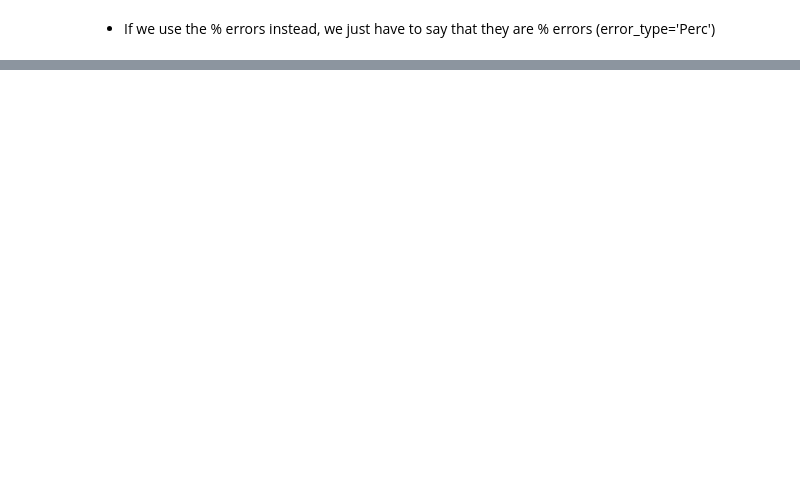
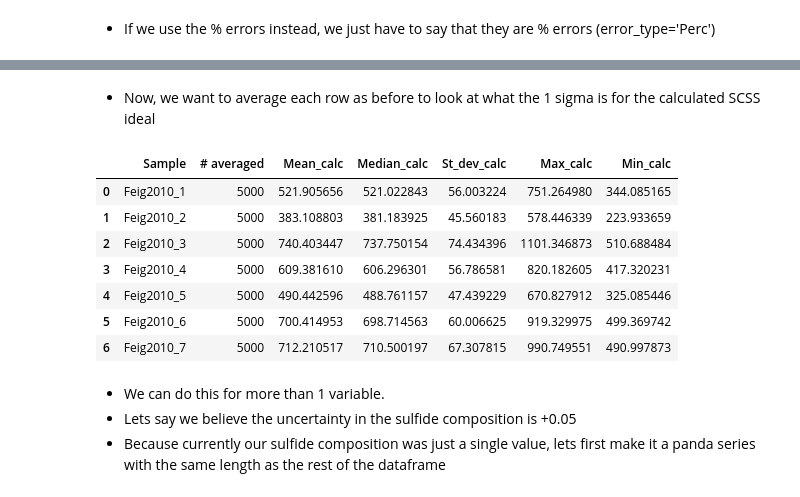
Before and after one commit to PennyWieser/PySulfSat, a Jupyter notebook: docs/Examples/Monte_Carlo_Simulations/Propagating_error.ipynb, the cells around one changed output, grey strips where cells are left out. Saved outputs shown, nothing was run; the diff lists cells and outputs as text; code cells hidden in the pictures; blank space fills up the shorter version.

```diff
--- a/docs/Examples/Monte_Carlo_Simulations/Propagating_error.ipynb
+++ b/docs/Examples/Monte_Carlo_Simulations/Propagating_error.ipynb
@@ -235,0 +162,3 @@ noise_Fe3Fet
+# %%
+import Thermobar as pt
+T_K_Eq22_Put=pt.calculate_liq_only_temp(liq_comps=df1, equationT='T_Put2008_eq22_BeattDMg', P=5)
@@ -235,0 +167,5 @@ noise_Fe3Fet
+# %%
+Temp_Err=ss.add_noise_series(T_K_Eq22_Put, error_var=30,
+error_type="Abs", error_dist="normal", N_dup=N_dups)
+# Then add this new column to the dataframe
+Dupdf['T_K_MC']=Temp_Err
@@ -235,0 +175,3 @@ noise_Fe3Fet
+# %%
+SCSS_MC_S2017=ss.calculate_S2017_SCSS(df=Dupdf, T_K=Dupdf['T_K_MC'], Fe_FeNiCu_Sulf=0.65, P_kbar=5)
+SCSS_MC_S2017.head()
@@ -235,0 +188,19 @@ noise_Fe3Fet
+# %% [markdown]
+-  Now, we want to average each row as before to look at what the 1 sigma is for the calculated SCSS ideal
+# %%
+Stats_SCSS=ss.av_noise_samples_series(calc=SCSS_MC_S2017['SCSS2_ppm_ideal_Smythe2017'],
+                                      sampleID=Dupdf['Sample_ID'])
+Stats_SCSS
+# %% [output]
+|  | Sample | # averaged | Mean_calc | Median_calc | St_dev_calc | Max_calc | Min_calc |
+| 0 | Feig2010_1 | 5000 | 521.905656 | 521.022843 | 56.003224 | 751.264980 | 344.085165 |
+| 1 | Feig2010_2 | 5000 | 383.108803 | 381.183925 | 45.560183 | 578.446339 | 223.933659 |
+| 2 | Feig2010_3 | 5000 | 740.403447 | 737.750154 | 74.434396 | 1101.346873 | 510.688484 |
+| 3 | Feig2010_4 | 5000 | 609.381610 | 606.296301 | 56.786581 | 820.182605 | 417.320231 |
+| 4 | Feig2010_5 | 5000 | 490.442596 | 488.761157 | 47.439229 | 670.827912 | 325.085446 |
+| 5 | Feig2010_6 | 5000 | 700.414953 | 698.714563 | 60.006625 | 919.329975 | 499.369742 |
+| 6 | Feig2010_7 | 5000 | 712.210517 | 710.500197 | 67.307815 | 990.749551 | 490.997873 |
+# %% [markdown]
+- We can do this for more than 1 variable.
+- Lets say we believe the uncertainty in the sulfide composition is +0.05
+- Because currently our sulfide composition was just a single value, lets first make it a panda series with the same length as the rest of the dataframe
```
Also changed, not shown: parts of 35 cells of this notebook, 4 other files.
